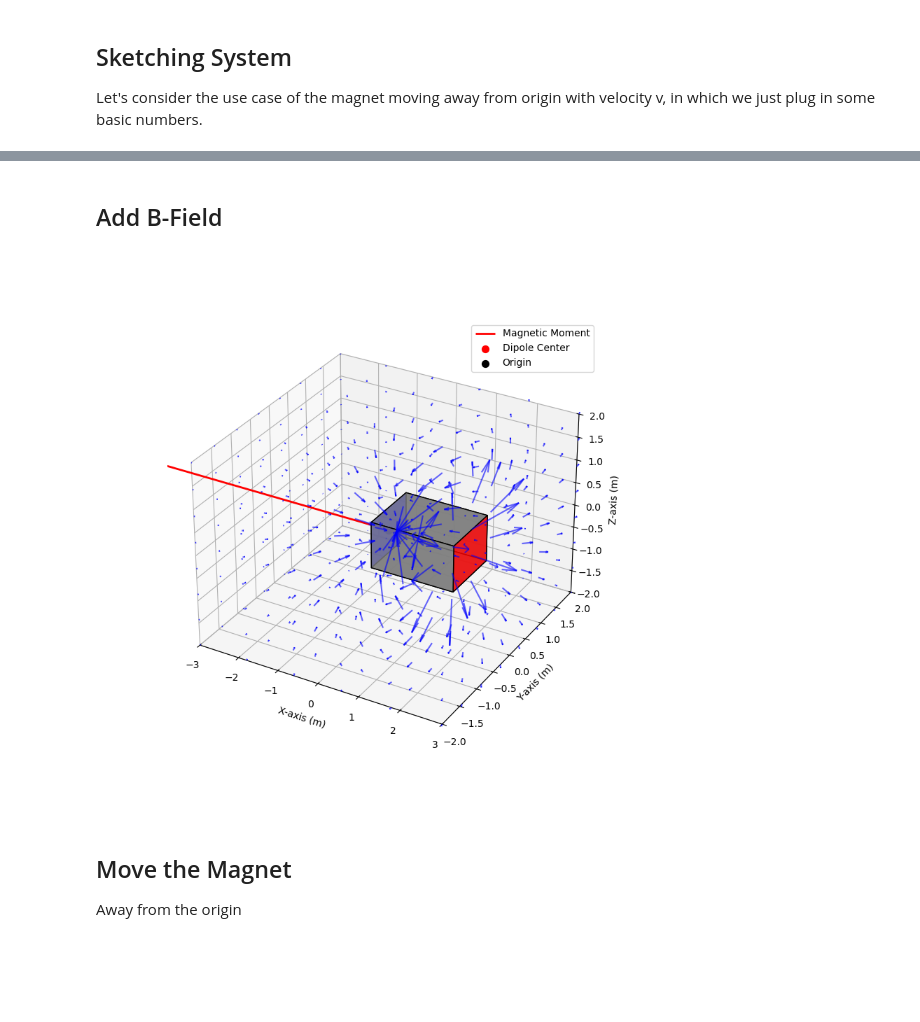
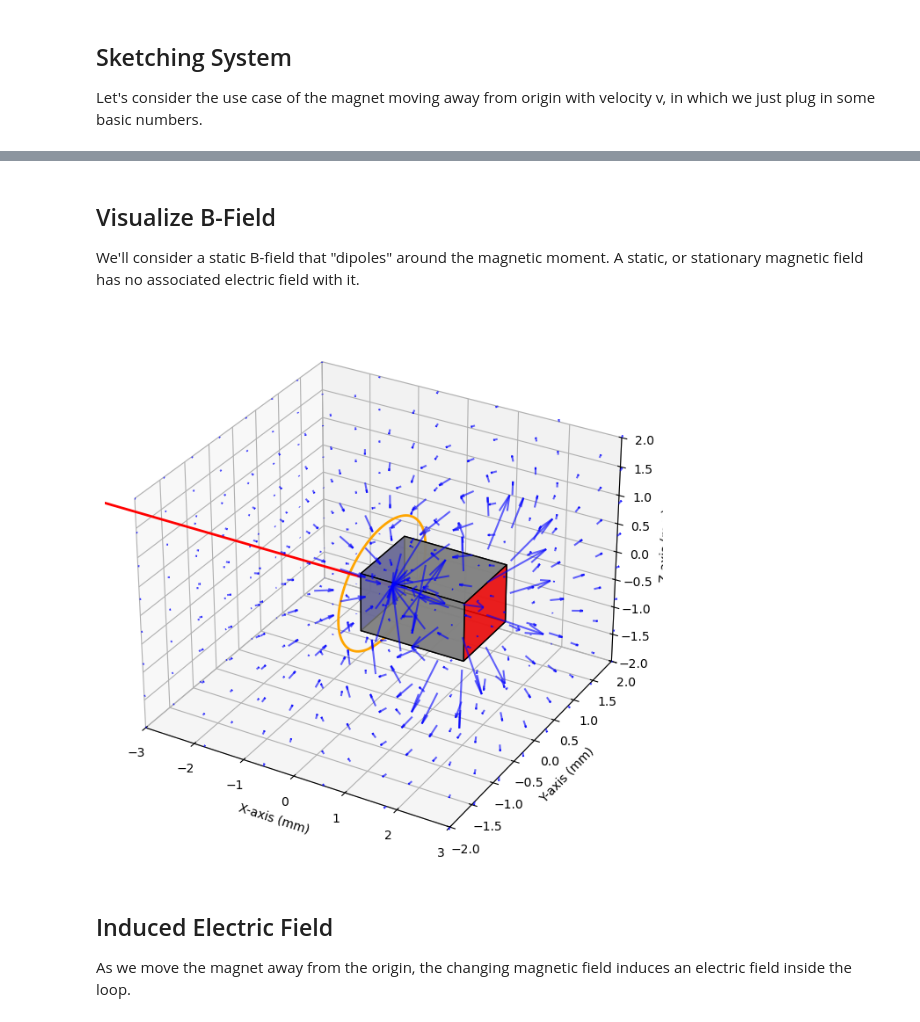
Before and after one commit to ethan-ryan-gh/E_n_M, a Jupyter notebook: CE-1_2_3.ipynb, the cells around one changed output, grey strips where cells are left out. Drawn from its saved outputs; the diff is of its cells as text; code cells hidden in the pictures; blank space fills up the shorter version.

```diff
--- a/CE-1_2_3.ipynb
+++ b/CE-1_2_3.ipynb
@@ -54,6 +54,22 @@ class MagneticField:
 
         return X, Y, Z, Bx, By, Bz, B_magnitude
 
+    def compute_flux(self, loop_radius, num_points=100):
+        """Compute the magnetic flux through a vertical circular loop in the YZ-plane."""
+        theta = np.linspace(0, 2 * np.pi, num_points)
+        y = loop_radius * np.cos(theta)
+        z = loop_radius * np.sin(theta)
+        x = np.zeros_like(theta)  # Loop lies in YZ-plane at x = 0
+
+        Bx_values = []
+        for i in range(num_points):
+            B = self.compute_field(x[i], y[i], z[i])
+            Bx_values.append(B[0])  # Extract Bx component
+
+        Bx_avg = np.mean(Bx_values)  # Average Bx across the loop
+        flux = Bx_avg * (np.pi * loop_radius**2)
+        return flux
+
     def plot_field(self, ax, bounds=(-3, 3, -2, 2, -2, 2)):
         """Plots the magnetic field vectors in 3D."""
         X, Y, Z, Bx, By, Bz, B_magnitude = self.generate_field_grid(bounds)
@@ -151,42 +179,37 @@ plt.show()
 # %% [markdown]
-## Add B-Field
+## Visualize B-Field
+We'll consider a static B-field that "dipoles" around the magnetic moment. A static, or stationary magnetic field has no associated electric field with it.
 # %%
 ###############
 # Setup figure
 ###############
 
-# Setup figure
+# Create figure and axis
 fig = plt.figure(figsize=(8, 8))
 ax = fig.add_subplot(111, projection='3d')
 
-# Set limits
+# Set axis limits
 ax.set_xlim([-3, 3])
 ax.set_ylim([-2, 2])
 ax.set_zlim([-2, 2])
 
 # Label Axes
 ax.set_xlabel("X-axis (mm)")
 ax.set_ylabel("Y-axis (mm)")
 ax.set_zlabel("Z-axis (mm)")
 
-# Draw magnet centered on the x-axis
-draw_rectangular_magnet(ax, center=(1, 0, 0), size=(2, 1, 1))
+# Plot the magnet and loop
+plot_magnet_and_loop(ax, center=(1, 0, 0))
 
-# Create and plot magnetic field
-field = MagneticField(moment_strength=10000, dipole_center=(1,0,0))
-field.plot_field(ax)
+# Create and plot the magnetic field
+field = MagneticField(moment_strength=10000, dipole_center=(1, 0, 0))
+field.plot_field(ax)  # Overlay the field on the same plot
 
-# Add a dot at the origin
-ax.scatter(0, 0, 0, color='black', s=50, label='Origin')
-
-# Add legend
-ax.legend()
-
-# Show plot
+# Show the final combined plot
 plt.show()
 # %% [output]
-[figure, old version]
+[figure, new version]
 # %% [markdown]
-## Move the Magnet
-Away from the origin
+## Induced Electric Field
+As we move the magnet away from the origin, the changing magnetic field induces an electric field inside the loop.
 # %%
```
Also changed, not shown: parts of 8 cells of this notebook.
